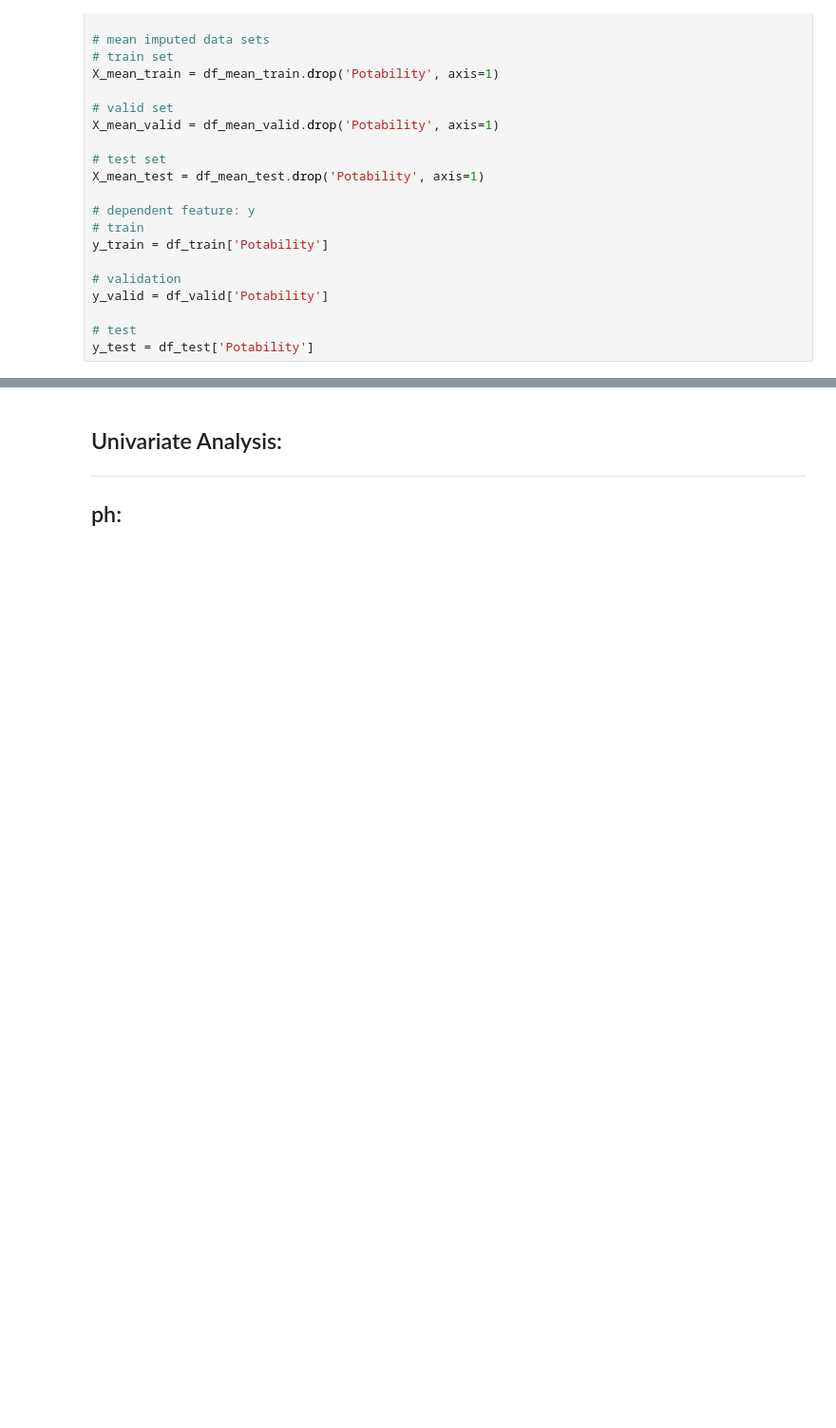
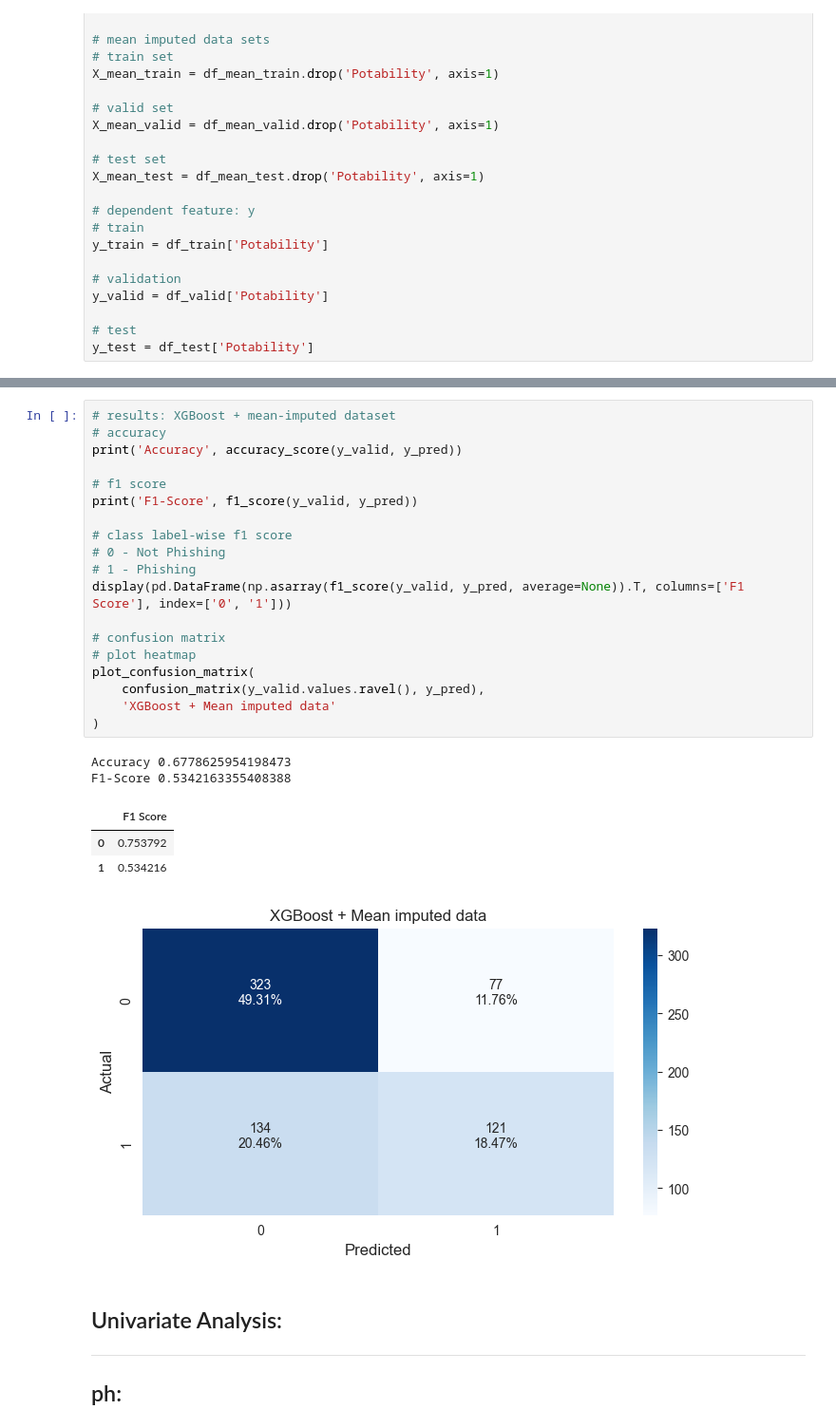
Before and after one commit to leoAshu/water-quality-assessment, a Jupyter notebook: notebooks/eda_master.ipynb, the cells around one changed output, grey strips where cells are left out. Shown at 95% size. Saved outputs shown, nothing was run; the diff lists cells and outputs as text; blank space fills up the shorter version.

Commit message:
trains and tests xgboost on mean imputed data

```diff
--- a/notebooks/eda_master.ipynb
+++ b/notebooks/eda_master.ipynb
@@ -653,3 +687,29 @@ F1-Score 0.48089887640449436
+# %%
+# results: XGBoost + mean-imputed dataset
+# accuracy
+print('Accuracy', accuracy_score(y_valid, y_pred))
+
+# f1 score
+print('F1-Score', f1_score(y_valid, y_pred))
+
+# class label-wise f1 score
+# 0 - Not Phishing
+# 1 - Phishing
+display(pd.DataFrame(np.asarray(f1_score(y_valid, y_pred, average=None)).T, columns=['F1 Score'], index=['0', '1']))
+
+# confusion matrix
+# plot heatmap
+plot_confusion_matrix(
+    confusion_matrix(y_valid.values.ravel(), y_pred),
+    'XGBoost + Mean imputed data'
+)
+# %% [output]
+Accuracy 0.6778625954198473
+F1-Score 0.5342163355408388
+|  | F1 Score |
+| 0 | 0.753792 |
+| 1 | 0.534216 |
+[figure, added]
 # %% [markdown]
 ## Univariate Analysis:
 ---
```
Also changed, not shown: parts of 22 cells of this notebook.
